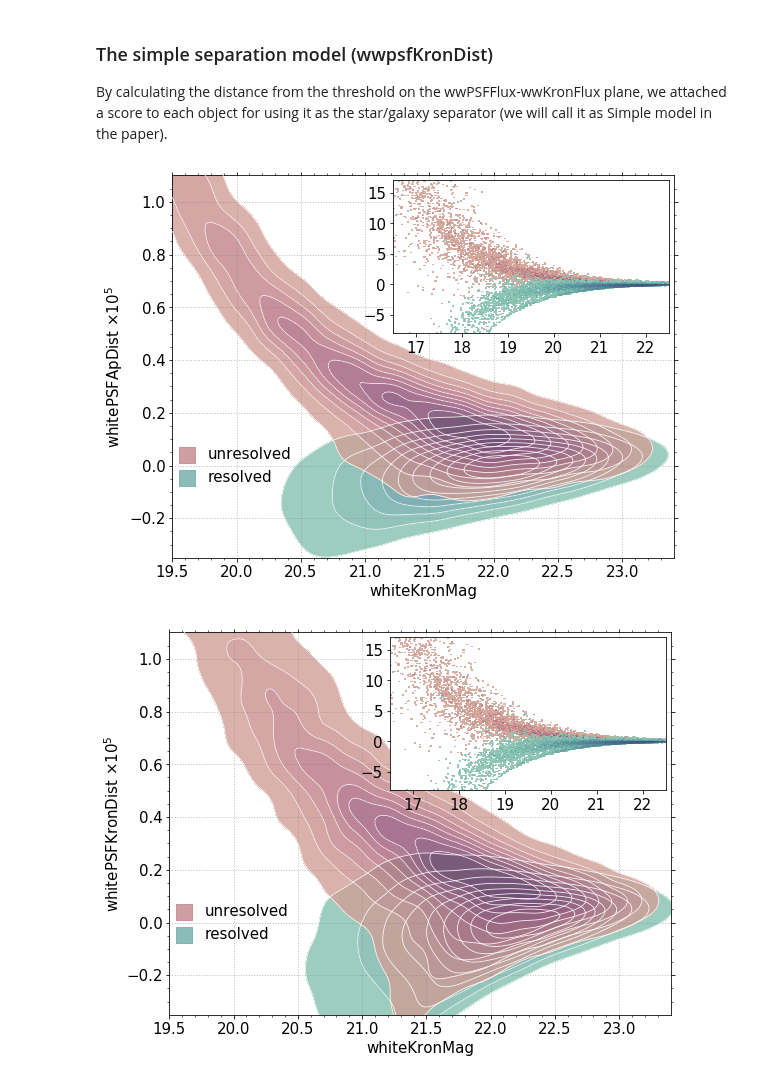
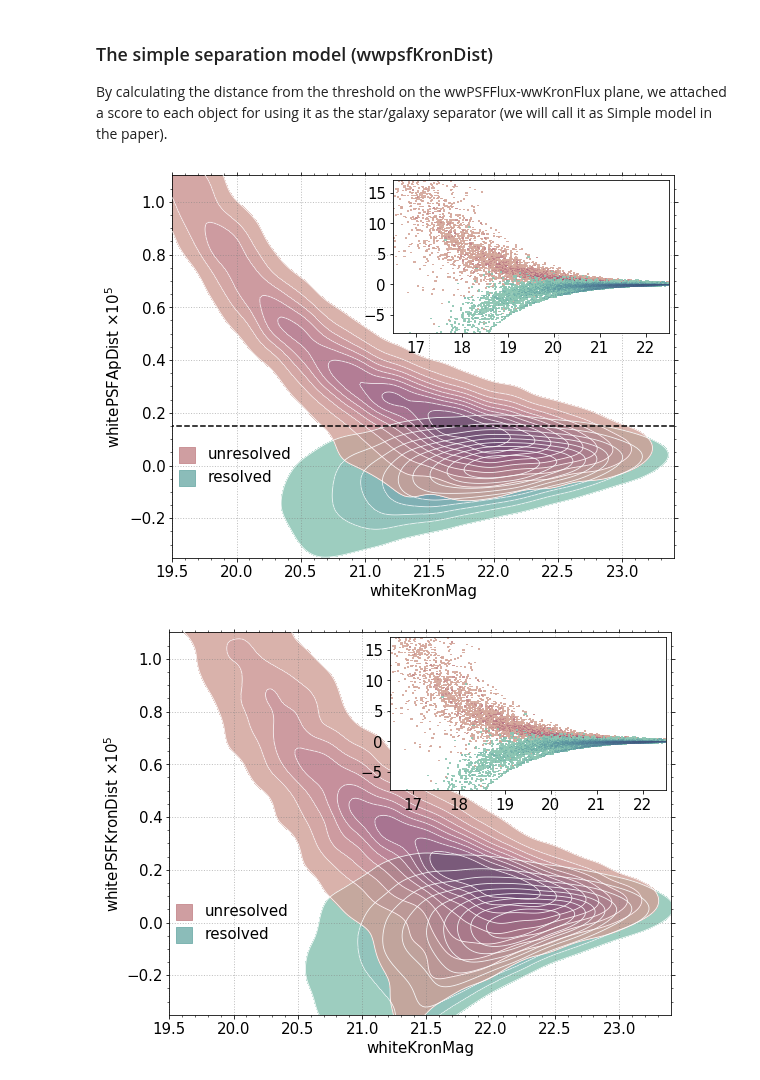
Before and after one commit to adamamiller/PS1_star_galaxy, a Jupyter notebook: catalog_update/Figure_whiteFeatures_HST.ipynb, the cells around one changed output. Cells and saved outputs as stored; diff of their text form; code cells hidden in the pictures.

Commit message:
MAINT: add classification boundary to FPSFApDist figure

```diff
--- a/catalog_update/Figure_whiteFeatures_HST.ipynb
+++ b/catalog_update/Figure_whiteFeatures_HST.ipynb
@@ -319,36 +319,39 @@ ax.text(0.07*np.diff(xlims)[0] + xlims[0],
 ax.text(0.07*np.diff(xlims)[0] + xlims[0],
                    0.21*np.diff(ylims)[0] + ylims[0],
                    'resolved', ha = 'left', va = 'center', fontsize=15)
+ax.hlines(1.48485e-6*fac, 10, 30,  colors='k', linestyles='dashed', linewidth=1.5, zorder=12)
 
 
 gridsize = 250
 xlims = [16.5, 22.5]
 ylims = np.array([-0.8e-4, 0.17e-3])*fac
 
 origin = 'lower'
 levels = np.arange(0.1, 1.1, 0.1)
 cmap_star = sns.cubehelix_palette(rot=0.5, light=0.7,dark=0.3,as_cmap=True)
 cmap_gal = sns.cubehelix_palette(start=0.3,rot=-0.5,light=0.7,dark=0.3,as_cmap=True)
 axins.grid(alpha=0.5, lw=1, c='grey', linestyle=':')
 
 axins.hist2d(whiteFKronMag[mask&galaxy], ff_tab.wwFPSFKronDist[mask&galaxy]*fac,
             bins=[np.linspace(16.5, 22.5, gridsize), np.linspace(ylims[0], ylims[1], gridsize)],
             norm=mpl.colors.LogNorm(),
             cmap=cmap_gal, alpha=0.9, zorder=11)
 axins.hist2d(whiteFKronMag[mask&star], ff_tab.wwFPSFKronDist[mask&star]*fac,
             bins=[np.linspace(16.5, 22.5, gridsize), np.linspace(ylims[0], ylims[1], gridsize)],
             norm=mpl.colors.LogNorm(),
             cmap=cmap_star, alpha=0.9)
 
+
+
 axins.set_yticks(np.arange(-5, 20, 5))
 axins.set_xticks(np.arange(17, 23, 1))
 axins.set_xlim(xlims); axins.set_ylim(ylims)
 axins.tick_params(labelsize = 15)
 
 plt.subplots_adjust(left=0.12, right=0.99, bottom=0.1, top=0.985)
 plt.savefig('../paperII/figures/whiteFPSFApDist.pdf')
 # %% [output]
-[figure, old version]
+[figure, new version]
 # %%
 fac=1e5
 
```
Also changed, not shown: 3 other files.
